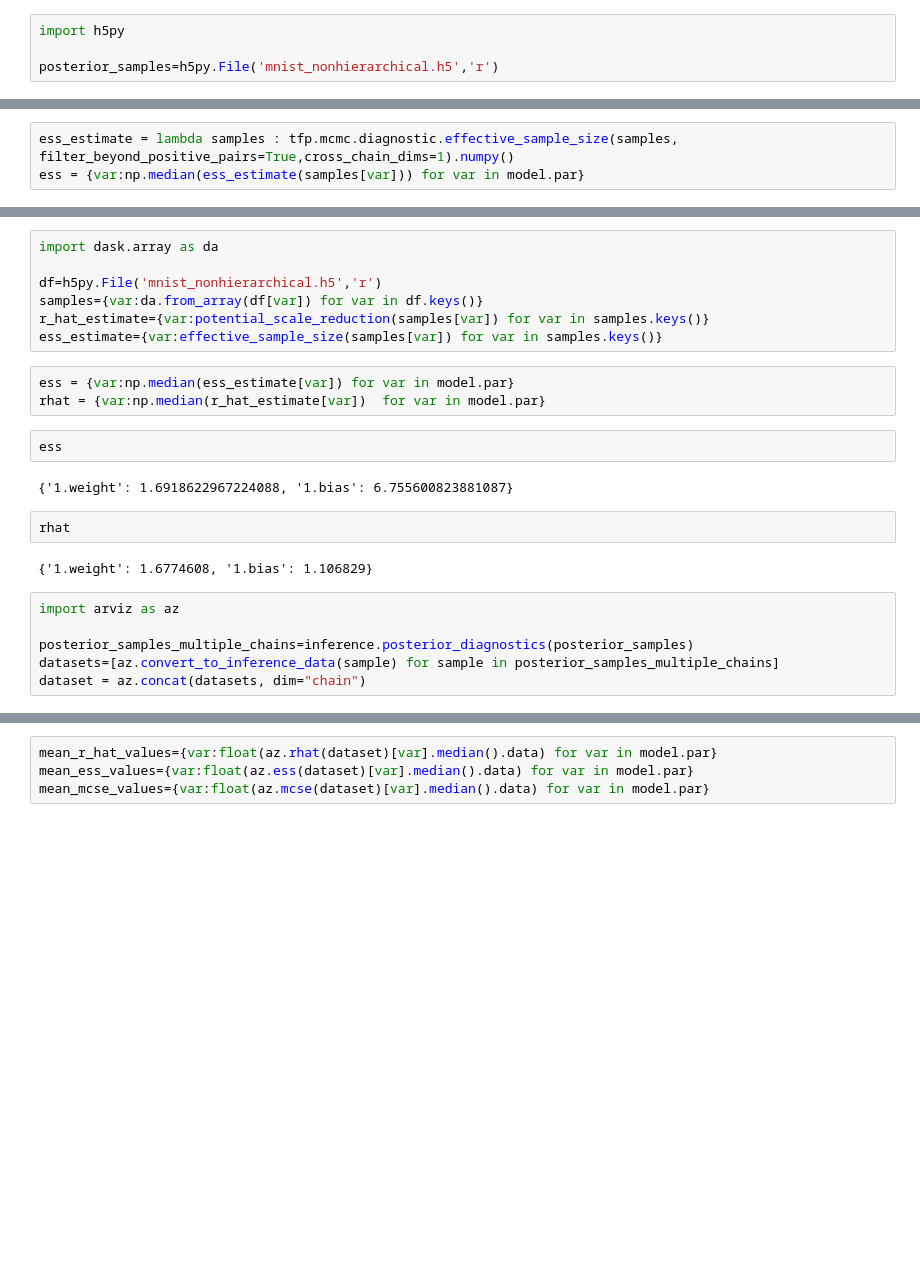
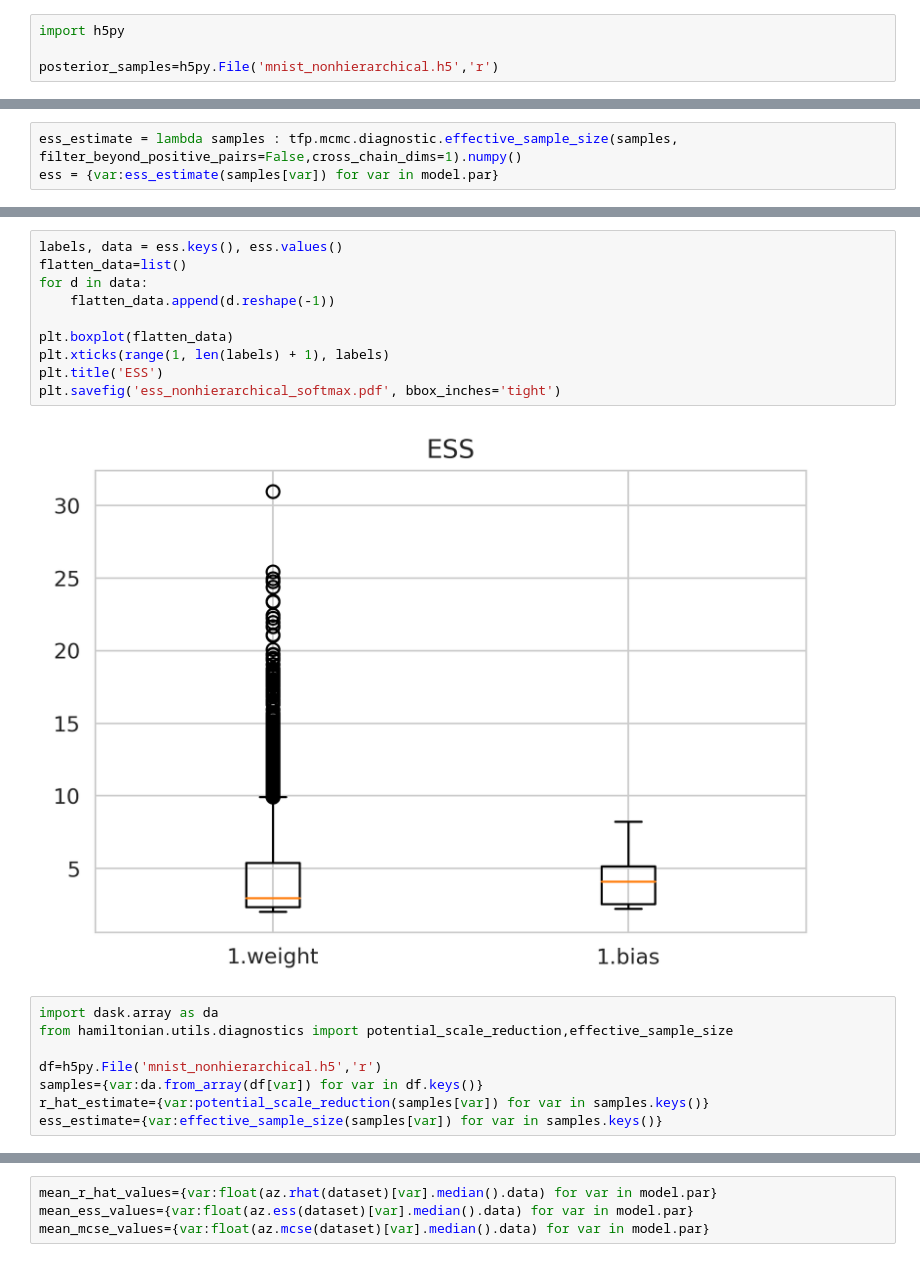
Before and after one commit to sherna90/mxprob, a Jupyter notebook: benchmarks/1.-mnist-softmax.ipynb, the cells around one changed output, grey strips where cells are left out. Saved outputs shown, nothing was run; the diff lists cells and outputs as text; blank space fills up the shorter version.

```diff
--- a/benchmarks/1.-mnist-softmax.ipynb
+++ b/benchmarks/1.-mnist-softmax.ipynb
@@ -222,3 +246,3 @@ rhat
 # %%
-ess_estimate = lambda samples : tfp.mcmc.diagnostic.effective_sample_size(samples, filter_beyond_positive_pairs=True,cross_chain_dims=1).numpy()
-ess = {var:np.median(ess_estimate(samples[var])) for var in model.par}
+ess_estimate = lambda samples : tfp.mcmc.diagnostic.effective_sample_size(samples, filter_beyond_positive_pairs=False,cross_chain_dims=1).numpy()
+ess = {var:ess_estimate(samples[var]) for var in model.par}
@@ -229,24 +249,20 @@ ess
+# %%
+labels, data = ess.keys(), ess.values()
+flatten_data=list()
+for d in data:
+    flatten_data.append(d.reshape(-1))
+
+plt.boxplot(flatten_data)
+plt.xticks(range(1, len(labels) + 1), labels)
+plt.title('ESS')
+plt.savefig('ess_nonhierarchical_softmax.pdf', bbox_inches='tight')
+# %% [output]
+[figure, added]
 # %%
 import dask.array as da
+from hamiltonian.utils.diagnostics import potential_scale_reduction,effective_sample_size
 
 df=h5py.File('mnist_nonhierarchical.h5','r')
 samples={var:da.from_array(df[var]) for var in df.keys()}
 r_hat_estimate={var:potential_scale_reduction(samples[var]) for var in samples.keys()}
 ess_estimate={var:effective_sample_size(samples[var]) for var in samples.keys()}
-# %%
-ess = {var:np.median(ess_estimate[var]) for var in model.par}
-rhat = {var:np.median(r_hat_estimate[var])  for var in model.par}
-# %%
-ess
-# %% [output]
-{'1.weight': 1.6918622967224088, '1.bias': 6.755600823881087}
-# %%
-rhat
-# %% [output]
-{'1.weight': 1.6774608, '1.bias': 1.106829}
-# %%
-import arviz as az
-
-posterior_samples_multiple_chains=inference.posterior_diagnostics(posterior_samples)
-datasets=[az.convert_to_inference_data(sample) for sample in posterior_samples_multiple_chains]
-dataset = az.concat(datasets, dim="chain")
```
Also changed, not shown: parts of 67 cells of this notebook, 10 other files.
